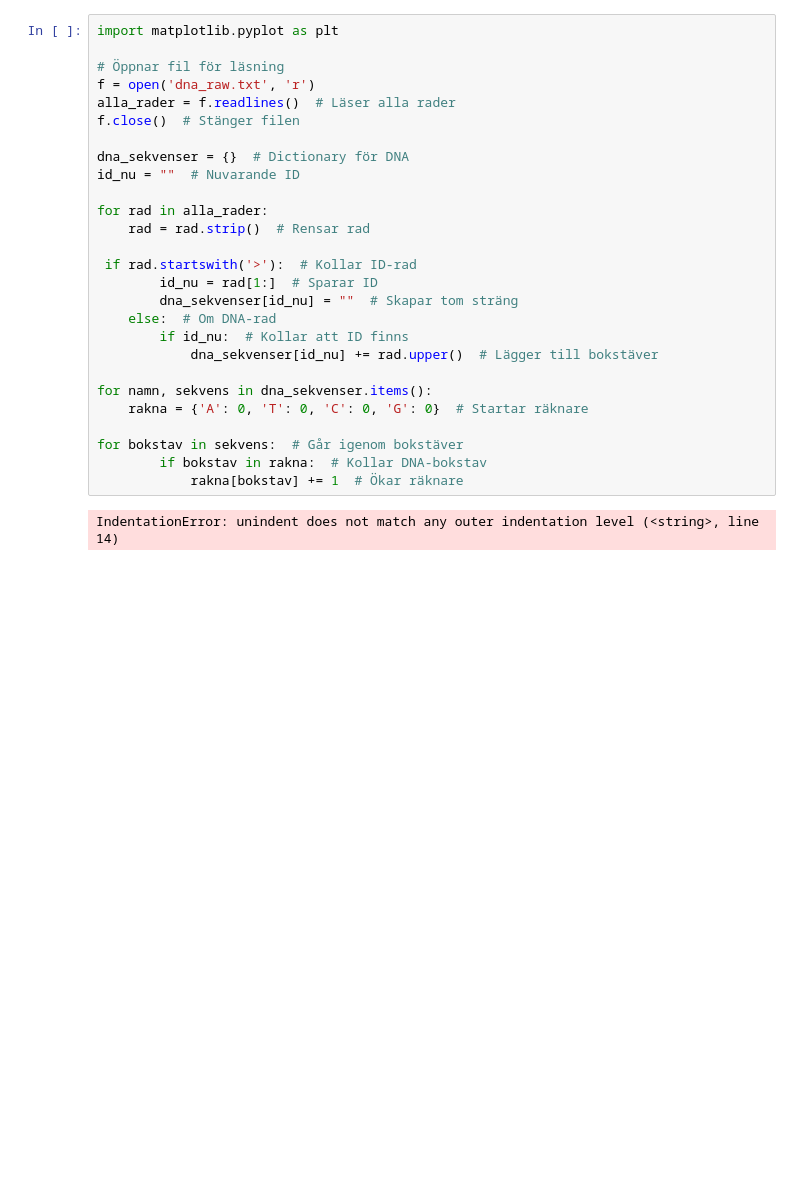
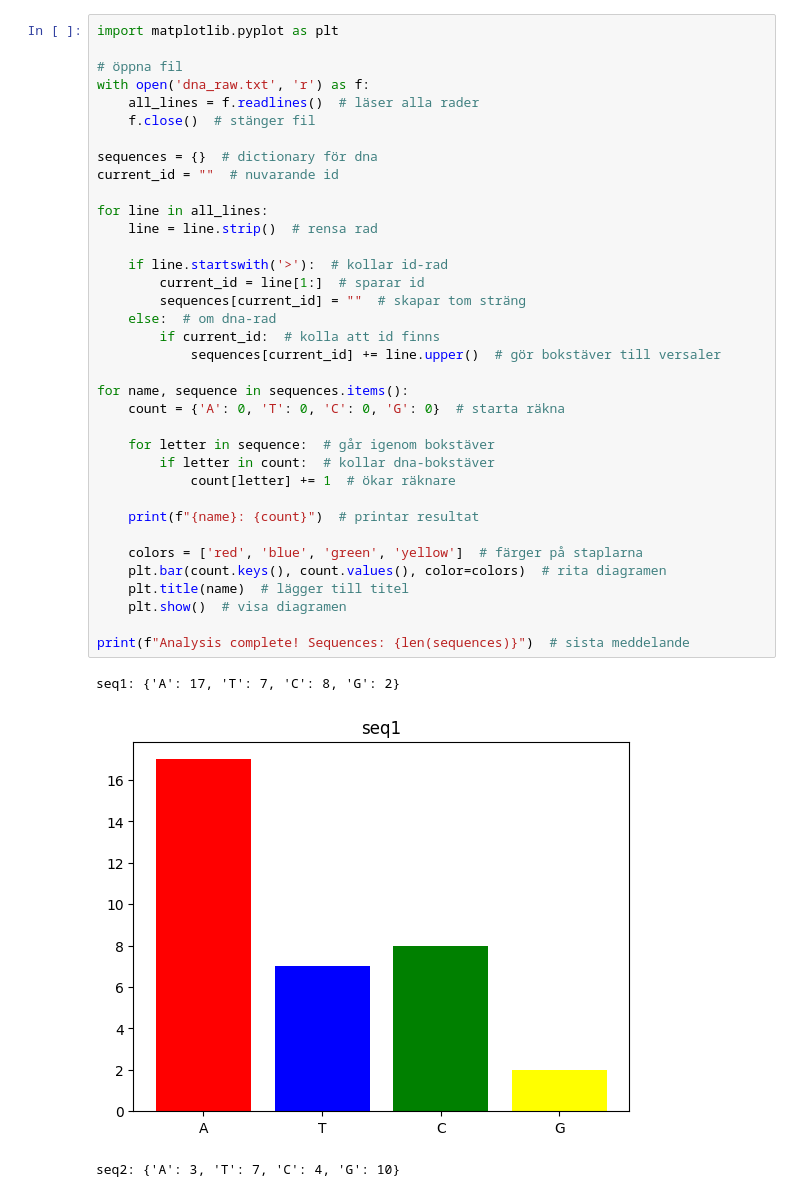
Before and after one commit to Kristian753/kristian_lab1, a Jupyter notebook: lab1.ipynb, the cells around one changed output. Cells and saved outputs as stored; diff of their text form; blank space fills up the shorter version.

```diff
--- a/lab1.ipynb
+++ b/lab1.ipynb
@@ -1,29 +1,40 @@
 # %%
 import matplotlib.pyplot as plt
 
-# Öppnar fil för läsning
-f = open('dna_raw.txt', 'r')
-alla_rader = f.readlines()  # Läser alla rader
-f.close()  # Stänger filen
+# öppna fil
+with open('dna_raw.txt', 'r') as f:
+    all_lines = f.readlines()  # läser alla rader
+    f.close()  # stänger fil
 
-dna_sekvenser = {}  # Dictionary för DNA
-id_nu = ""  # Nuvarande ID
+sequences = {}  # dictionary för dna
+current_id = ""  # nuvarande id
 
-for rad in alla_rader:
-    rad = rad.strip()  # Rensar rad
+for line in all_lines:
+    line = line.strip()  # rensa rad
 
- if rad.startswith('>'):  # Kollar ID-rad
-        id_nu = rad[1:]  # Sparar ID
-        dna_sekvenser[id_nu] = ""  # Skapar tom sträng
-    else:  # Om DNA-rad
-        if id_nu:  # Kollar att ID finns
-            dna_sekvenser[id_nu] += rad.upper()  # Lägger till bokstäver
+    if line.startswith('>'):  # kollar id-rad
+        current_id = line[1:]  # sparar id
+        sequences[current_id] = ""  # skapar tom sträng
+    else:  # om dna-rad
+        if current_id:  # kolla att id finns
+            sequences[current_id] += line.upper()  # gör bokstäver till versaler
 
-for namn, sekvens in dna_sekvenser.items():
-    rakna = {'A': 0, 'T': 0, 'C': 0, 'G': 0}  # Startar räknare
+for name, sequence in sequences.items():
+    count = {'A': 0, 'T': 0, 'C': 0, 'G': 0}  # starta räkna
 
-for bokstav in sekvens:  # Går igenom bokstäver
-        if bokstav in rakna:  # Kollar DNA-bokstav
-            rakna[bokstav] += 1  # Ökar räknare
+    for letter in sequence:  # går igenom bokstäver
+        if letter in count:  # kollar dna-bokstäver
+            count[letter] += 1  # ökar räknare
+
+    print(f"{name}: {count}")  # printar resultat
+
+    colors = ['red', 'blue', 'green', 'yellow']  # färger på staplarna
+    plt.bar(count.keys(), count.values(), color=colors)  # rita diagramen
+    plt.title(name)  # lägger till titel
+    plt.show()  # visa diagramen
+
+print(f"Analysis complete! Sequences: {len(sequences)}")  # sista meddelande
 # %% [output]
-IndentationError: unindent does not match any outer indentation level (<string>, line 14)
+seq1: {'A': 17, 'T': 7, 'C': 8, 'G': 2}
+[figure, added]
+seq2: {'A': 3, 'T': 7, 'C': 4, 'G': 10}
```
Also changed, not shown: parts of 1 cell of this notebook.
